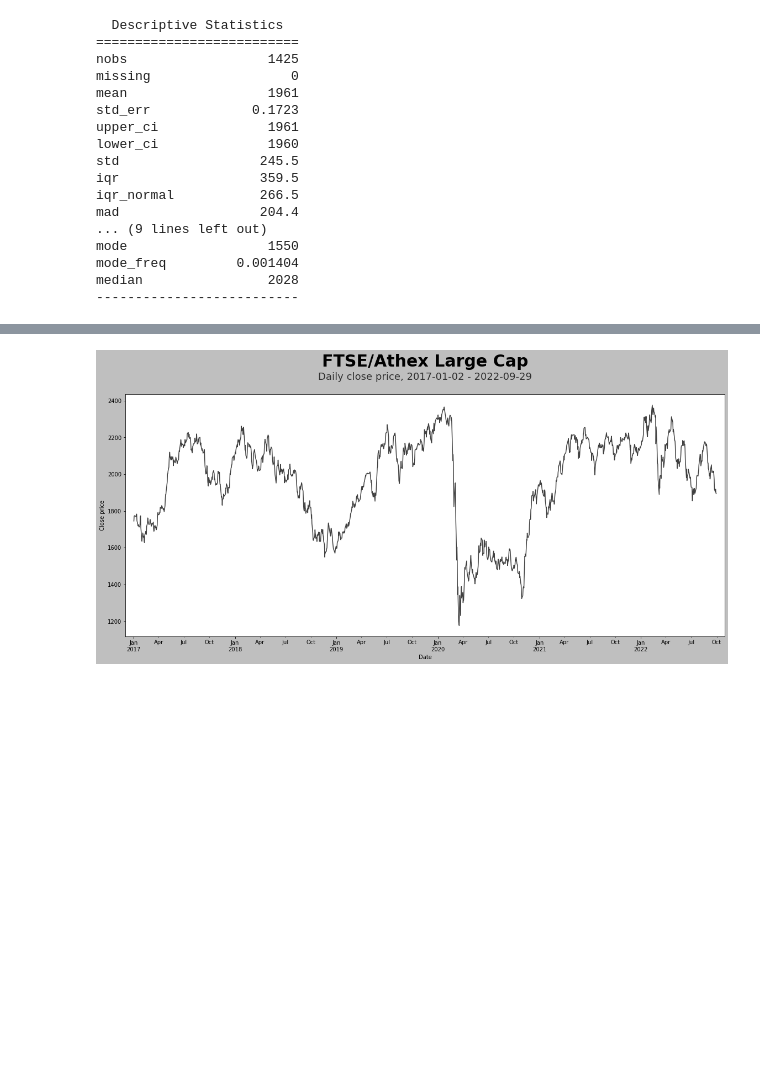
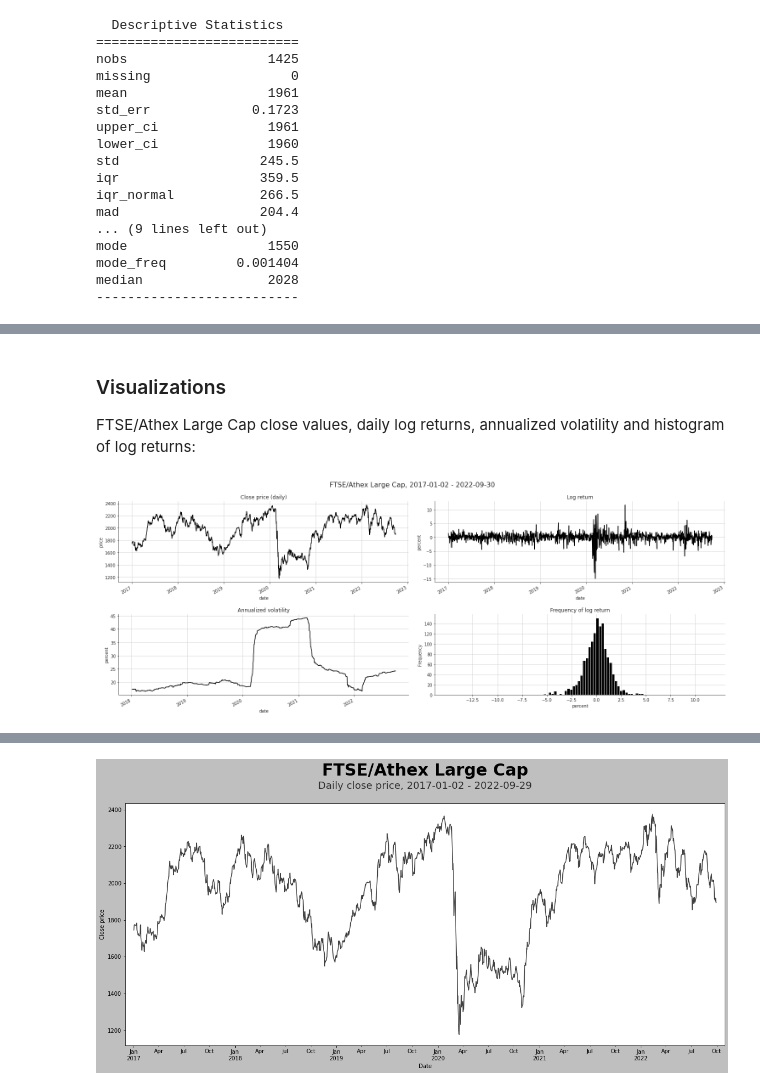
Before and after one commit to orestisf/Notebooks, a Jupyter notebook: finance/Athex_Large_Cap_index_analysis.ipynb, the cells around one changed output, grey strips where cells are left out. Drawn from its saved outputs; the diff is of its cells as text; code cells hidden in the pictures; blank space fills up the shorter version.

```diff
--- a/finance/Athex_Large_Cap_index_analysis.ipynb
+++ b/finance/Athex_Large_Cap_index_analysis.ipynb
@@ -157,0 +199,20 @@ Annualized volatility: 25.77%
+# %% [markdown]
+### Visualizations
+FTSE/Athex Large Cap close values, daily log returns, annualized volatility and histogram of log returns:
+# %%
+sns.set_style("ticks",{'axes.grid' : True})
+
+fig, axes = plt.subplots(nrows=2, ncols=2, figsize=(21, 8))
+data['close'].plot(ax=axes[0][0], title="Close price (daily)").set_ylabel('price')
+data['logReturn'].plot(ax=axes[0][1], title="Log return").set_ylabel('percent')
+data['annualVol'].plot(ax=axes[1][0], title="Annualized volatility").set_ylabel('percent')
+data['logReturn'].plot.hist(bins=100, ax=axes[1][1], title="Frequency of log returns").set_xlabel('percent')
+
+axes[1][1].set_xticks(np.arange(-12.5, 12.5, 2.5))
+
+fig.suptitle(f"FTSE/Athex Large Cap, {datetime.date(data.index.min())} - {datetime.date(data.index.max())}", fontsize=16)
+sns.despine()
+fig.tight_layout(pad=2)
+fig.subplots_adjust(top=.9)
+# %% [output]
+[figure, added]
```
Also changed, not shown: parts of 30 cells of this notebook.
